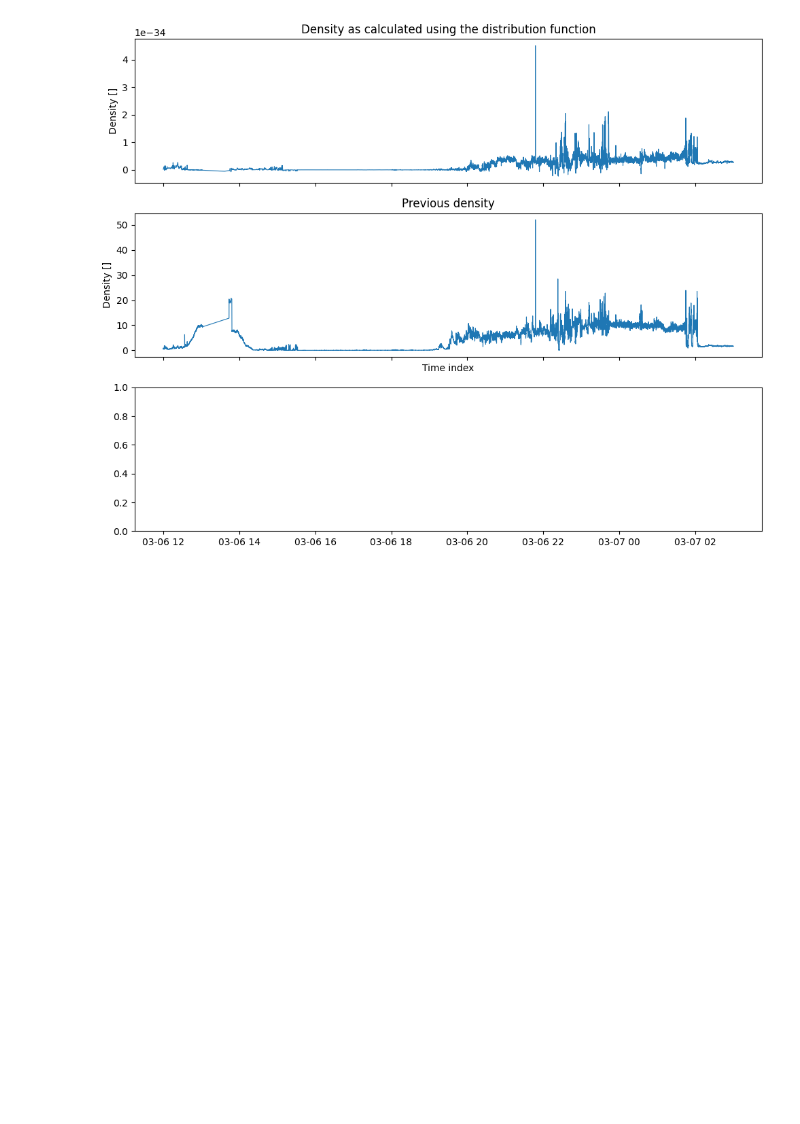
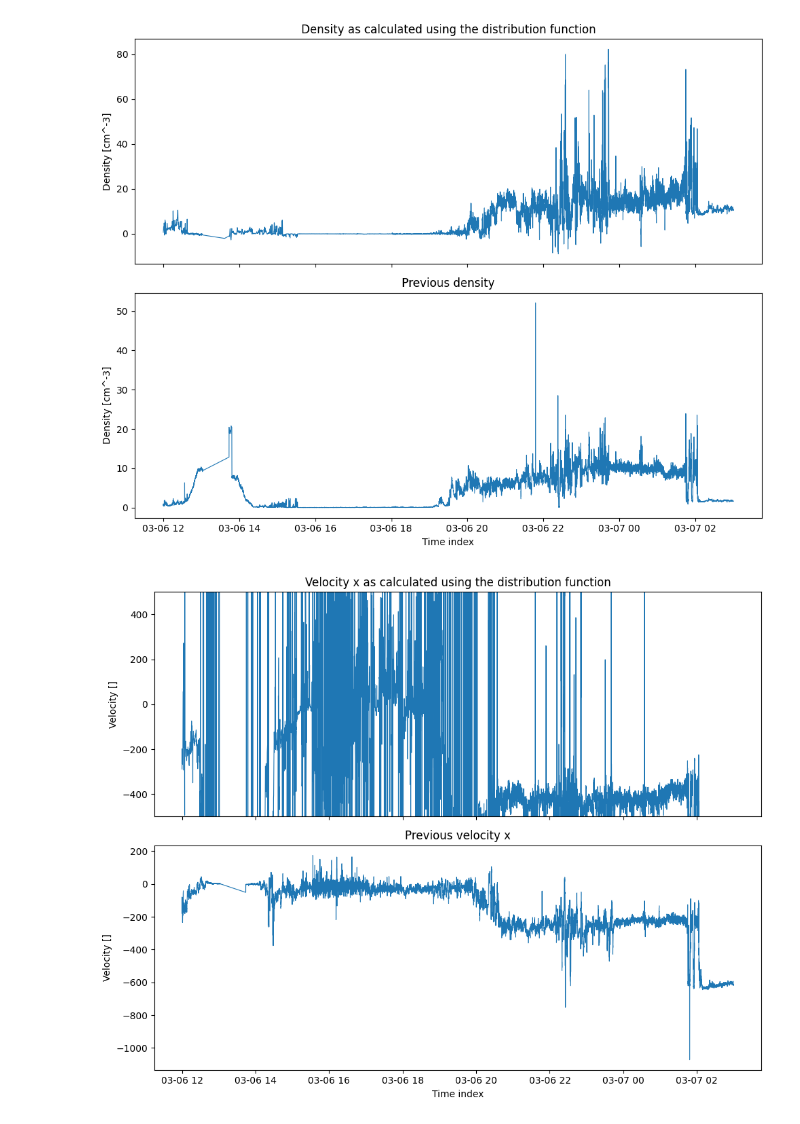
Before and after one commit to Emilwikk/Space-Physics-Labs, a Jupyter notebook: src/6_2.ipynb, the cells around one changed output. Drawn from its saved outputs; the diff is of its cells as text; code cells hidden in the pictures; blank space fills up the shorter version.

Commit message:
Lab2 almost done except the velocity..? Not really

```diff
--- a/src/6_2.ipynb
+++ b/src/6_2.ipynb
@@ -71,8 +77,8 @@ UNITS: particles cm^-3 [CDF_CHAR]
 m = 1.6726*10**-27 # kg - proton mass
 q_e = 1.6022*10**-19 # V - elementary charge
 
-# Convert to J^-1
-particleFlux = particleFlux/1e3*q_e
+# Convert to SI
+particleFlux = particleFlux/(1e3*q_e)*1e4
 
 # Convert to radians
 theta = np.deg2rad(theta)
@@ -90,21 +96,54 @@ dPhi = np.gradient(phi)
 integral_E = np.sum(particleFlux/np.sqrt(energies_J[None,None,None,:])*energy_ranges[None,None,None,:],axis=3)
 integral_theta = np.sum(integral_E*np.cos(theta[None,:,None])*dTheta[None,:,None],axis=1)
 ion_density = np.sqrt(m/2)*np.sum(integral_theta*dPhi[None,:],axis=1)
+
+
+
+## Calculations for velocity
+
+# Calculate integrals
+
+integral1 = np.sum(particleFlux*energy_ranges[None,None,None,:],axis=3)
+integral2 = np.sum(integral1*np.cos(phi[None,None,:])*dPhi[None,None,:],axis=2)
+integral3 = np.sum(integral2*np.cos(theta[None,:])**2*dTheta[None,:],axis=1)
+vx = integral3/ion_density
+
+# Convert to km/s
+vx = vx*1e-3
+
+# Convert to cm^-3
+ion_density = ion_density*1e-6
 # %%
 # Visualize
 
-fig, axs = plt.subplots(3, 1, sharex=True, figsize=(10, 8))
+fig, axs = plt.subplots(2, 1, sharex=True, figsize=(10, 8))
 
 axs[0].plot(time,ion_density, lw=0.8)
-axs[0].set_ylabel("Density []")
+axs[0].set_ylabel("Density [cm^-3]")
 axs[0].set_title("Density as calculated using the distribution function")
 
 axs[1].plot(timeTagsPart, density, lw=0.8)
-axs[1].set_ylabel("Density []")
+axs[1].set_ylabel("Density [cm^-3]")
 axs[1].set_xlabel("Time index")
 axs[1].set_title("Previous density")
 
 plt.tight_layout()
 plt.show()
+
+fig, axs = plt.subplots(2, 1, sharex=True, figsize=(10, 8))
+
+axs[0].plot(time,vx, lw=0.8)
+axs[0].set_ylabel("Velocity []")
+axs[0].set_title("Velocity x as calculated using the distribution function")
+axs[0].set_ylim(-500,500)
+
+axs[1].plot(timeTagsPart, plasmaVel[:,0], lw=0.8)
+axs[1].set_ylabel("Velocity []")
+axs[1].set_xlabel("Time index")
+axs[1].set_title("Previous velocity x")
+
+plt.tight_layout()
+plt.show()
 # %% [output]
-[figure, old version]
+[figure, new version]
+[figure, added]
```
Also changed, not shown: parts of 2 cells of this notebook, 4 other files.
